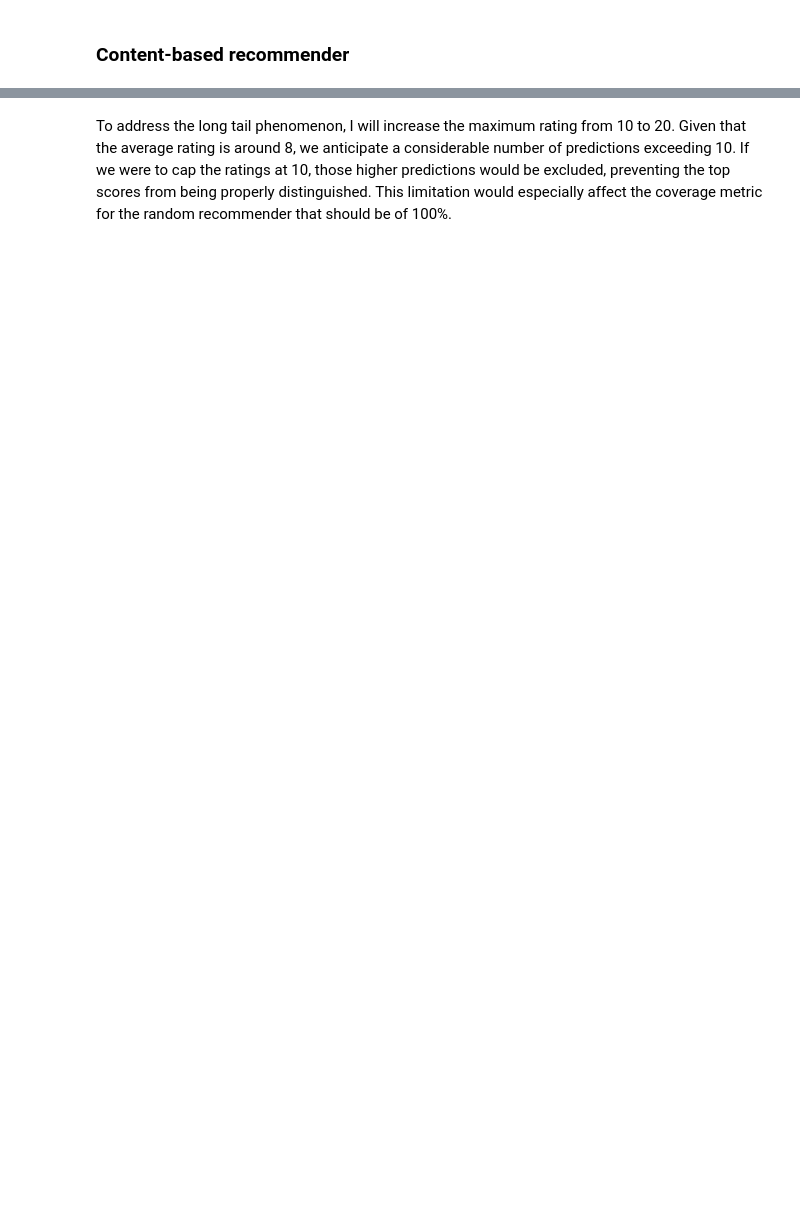
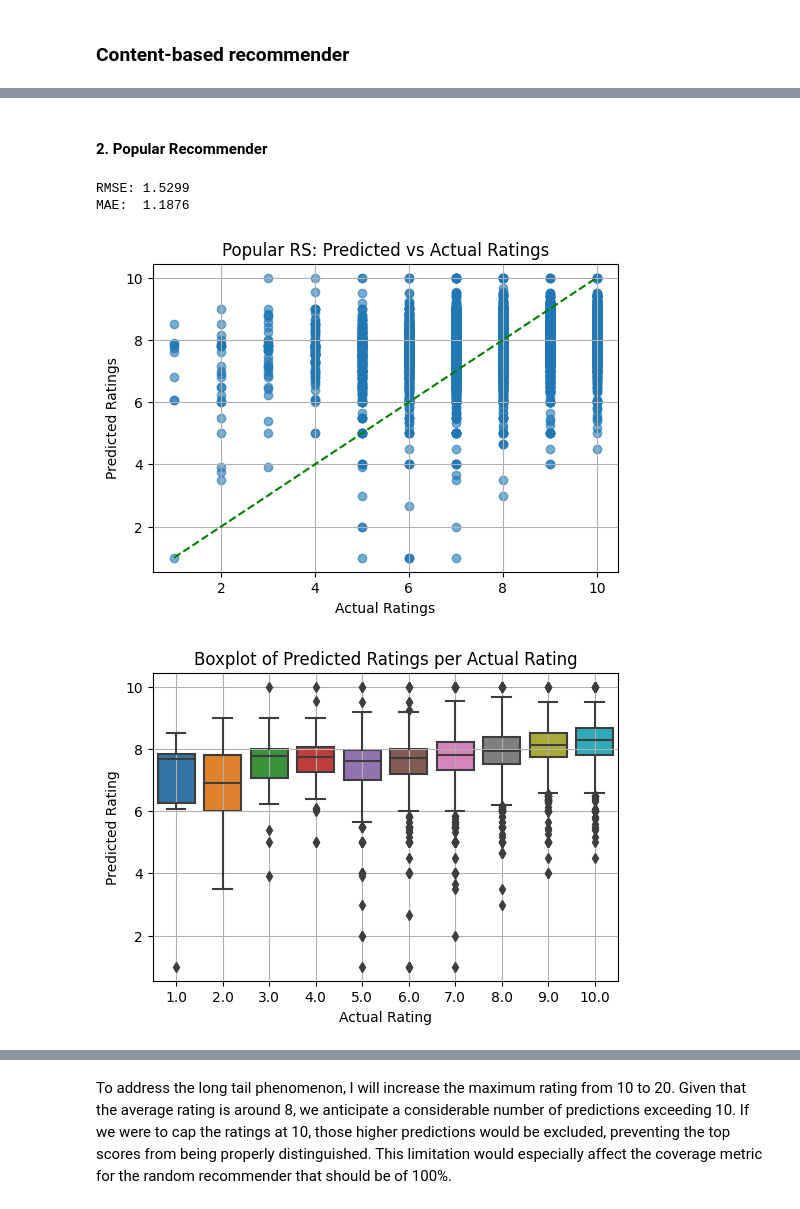
Before and after one commit to Jorgeherrero10/RecEngine, a Jupyter notebook: RecSys_Final_Project.ipynb, the cells around one changed output, grey strips where cells are left out. Saved outputs shown, nothing was run; the diff lists cells and outputs as text; code cells hidden in the pictures; blank space fills up the shorter version.

```diff
--- a/RecSys_Final_Project.ipynb
+++ b/RecSys_Final_Project.ipynb
@@ -738,0 +648,41 @@ for user_id, watched_anime_ids in user_watched_items.items():
+# %% [markdown]
+#### 2. Popular Recommender
+# %%
+popular_RS.fit(trainset);
+predictions_popular = popular_RS.test(testset)
+
+accuracy.rmse(predictions_popular, verbose=True);
+accuracy.mae(predictions_popular, verbose=True);
+
+y_true = [pred.r_ui for pred in predictions_popular]
+y_pred = [pred.est for pred in predictions_popular]
+
+# Scatter plot to visualize Actual vs Predicted ratings:
+plt.figure(figsize=(6, 4))
+plt.scatter(y_true, y_pred, alpha=0.6)
+plt.plot([min(y_true), max(y_true)], [min(y_true), max(y_true)], color='green', linestyle='--')  # Identity line
+plt.xlabel("Actual Ratings")
+plt.ylabel("Predicted Ratings")
+plt.title("Popular RS: Predicted vs Actual Ratings")
+plt.grid(True)
+plt.show()
+
+# Plot boxplots
+df = pd.DataFrame({
+    'Actual Rating': y_true,
+    'Predicted Rating': y_pred
+})
+
+# Create the boxplot
+plt.figure(figsize=(6, 4))
+sns.boxplot(data=df, x='Actual Rating', y='Predicted Rating')
+plt.title("Boxplot of Predicted Ratings per Actual Rating")
+plt.xlabel("Actual Rating")
+plt.ylabel("Predicted Rating")
+plt.grid(True)
+plt.show()
+# %% [output]
+RMSE: 1.5299
+MAE:  1.1876
+[figure, added]
+[figure, added]
```
Also changed, not shown: parts of 149 cells of this notebook.
